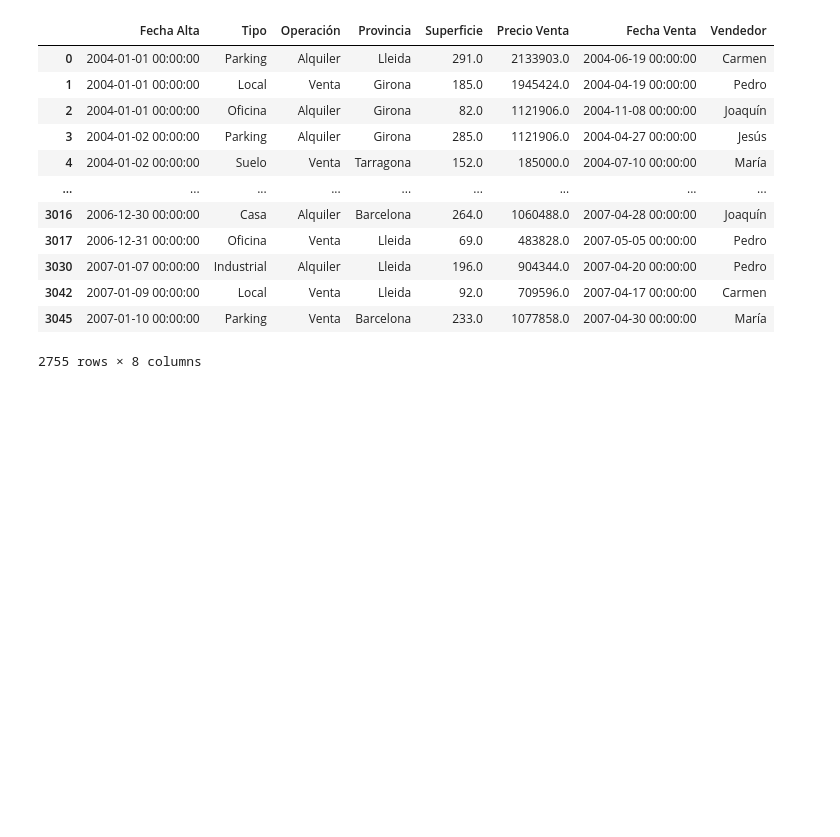
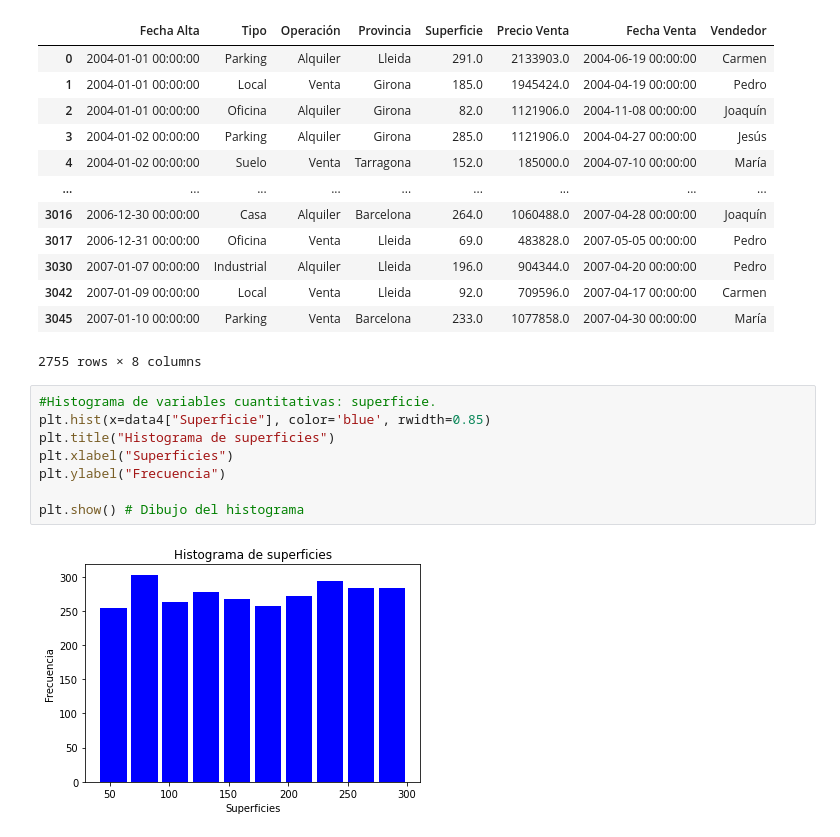
Before and after one commit to AremyDiaz/Actividad2, a Jupyter notebook: mi-limpieza.ipynb, the cells around one changed output. Drawn from its saved outputs; the diff is of its cells as text; blank space fills up the shorter version.

Commit message:
Histograma de superficie

```diff
--- a/mi-limpieza.ipynb
+++ b/mi-limpieza.ipynb
@@ -193,3 +193,13 @@ data4
 | 3042 | 2007-01-09 00:00:00 | Local | Venta | Lleida | 92.0 | 709596.0 | 2007-04-17 00:00:00 | Carmen |
 | 3045 | 2007-01-10 00:00:00 | Parking | Venta | Barcelona | 233.0 | 1077858.0 | 2007-04-30 00:00:00 | María |
 2755 rows × 8 columns
+# %%
+#Histograma de variables cuantitativas: superficie.
+plt.hist(x=data4["Superficie"], color='blue', rwidth=0.85)
+plt.title("Histograma de superficies")
+plt.xlabel("Superficies")
+plt.ylabel("Frecuencia")
+
+plt.show() # Dibujo del histograma
+# %% [output]
+[figure, added]
```
